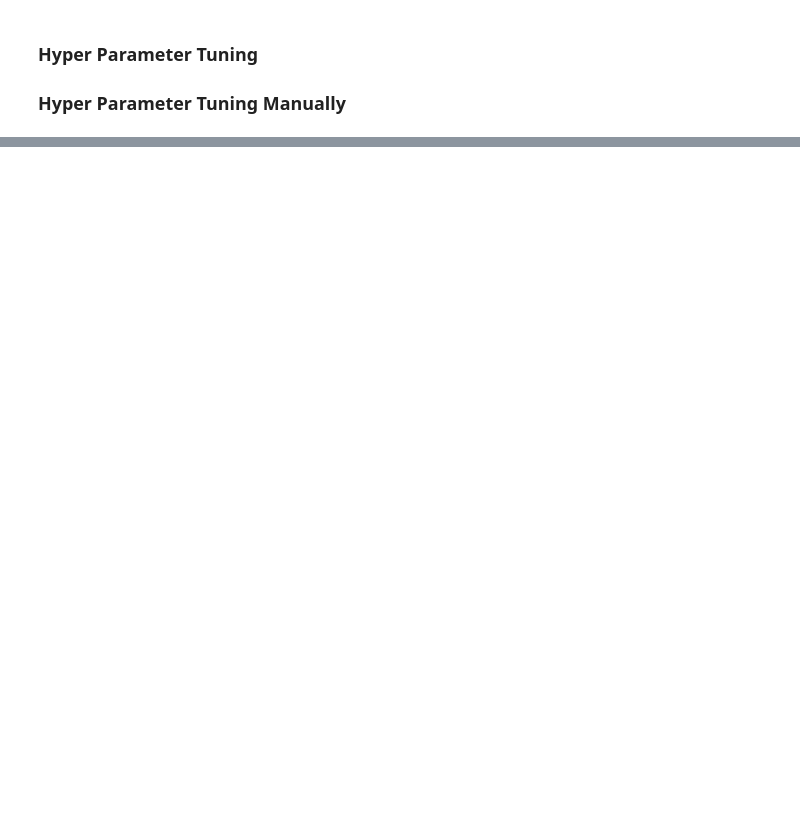
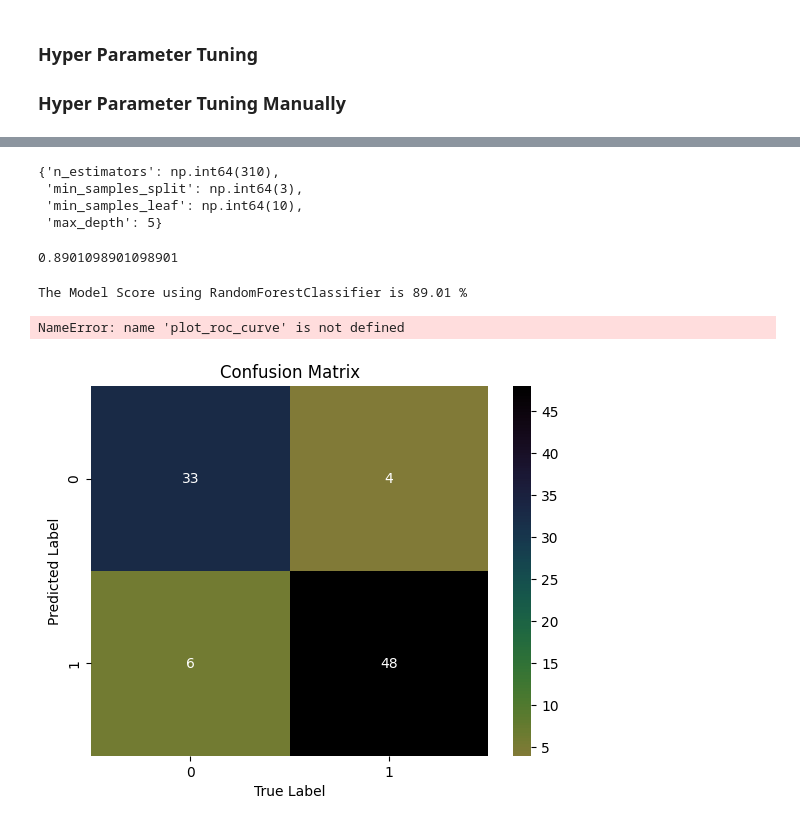
Before and after one commit to tanvi280/EnE-HearDiesese_ClassificationModel, a Jupyter notebook: experiments/Heart Disease Classification Model.ipynb, the cells around one changed output, grey strips where cells are left out. Drawn from its saved outputs; the diff is of its cells as text; code cells hidden in the pictures; blank space fills up the shorter version.

```diff
--- a/experiments/Heart Disease Classification Model.ipynb
+++ b/experiments/Heart Disease Classification Model.ipynb
@@ -326,0 +352,11 @@ plt.show()
+# %%
+rf_grid = { 'n_estimators': np.arange(10,1000,50),
+            'max_depth': [None,3,5,10],
+            'min_samples_leaf': np.arange(2,20,2),
+            'min_samples_split': np.arange(1,20,2)
+           }
+
+np.random.seed(42)
+
+randomforest = RandomizedSearchCV(RandomForestClassifier(),param_distributions = rf_grid,cv =5, n_iter = 20,verbose= True)
+randomforest.fit(X_train,y_train)
@@ -326,0 +372,32 @@ plt.show()
+# %%
+randomforest.best_params_
+# %% [output]
+{'n_estimators': np.int64(310),
+ 'min_samples_split': np.int64(3),
+ 'min_samples_leaf': np.int64(10),
+ 'max_depth': 5}
+# %%
+randomforest.score(X_test,y_test)
+# %% [output]
+0.8901098901098901
+# %%
+print(f'The Model Score using RandomForestClassifier is {randomforest.score(X_test,y_test)*100:.2f} %')
+# %% [output]
+The Model Score using RandomForestClassifier is 89.01 %
+# %%
+y_pred = randomforest.predict(X_test)
+plot_roc_curve(randomforest,X_test,y_test)
+plt.show()
+# %% [output]
+NameError: name 'plot_roc_curve' is not defined
+# %%
+
+# Building Confusion Matrix
+
+sns.heatmap(confusion_matrix(y_test,y_pred),annot=True,cmap='cubehelix_r',center=0)
+plt.title('Confusion Matrix')
+plt.xlabel('True Label')
+plt.ylabel('Predicted Label')
+plt.show()
+# %% [output]
+[figure, added]
```
Also changed, not shown: parts of 21 cells of this notebook.
